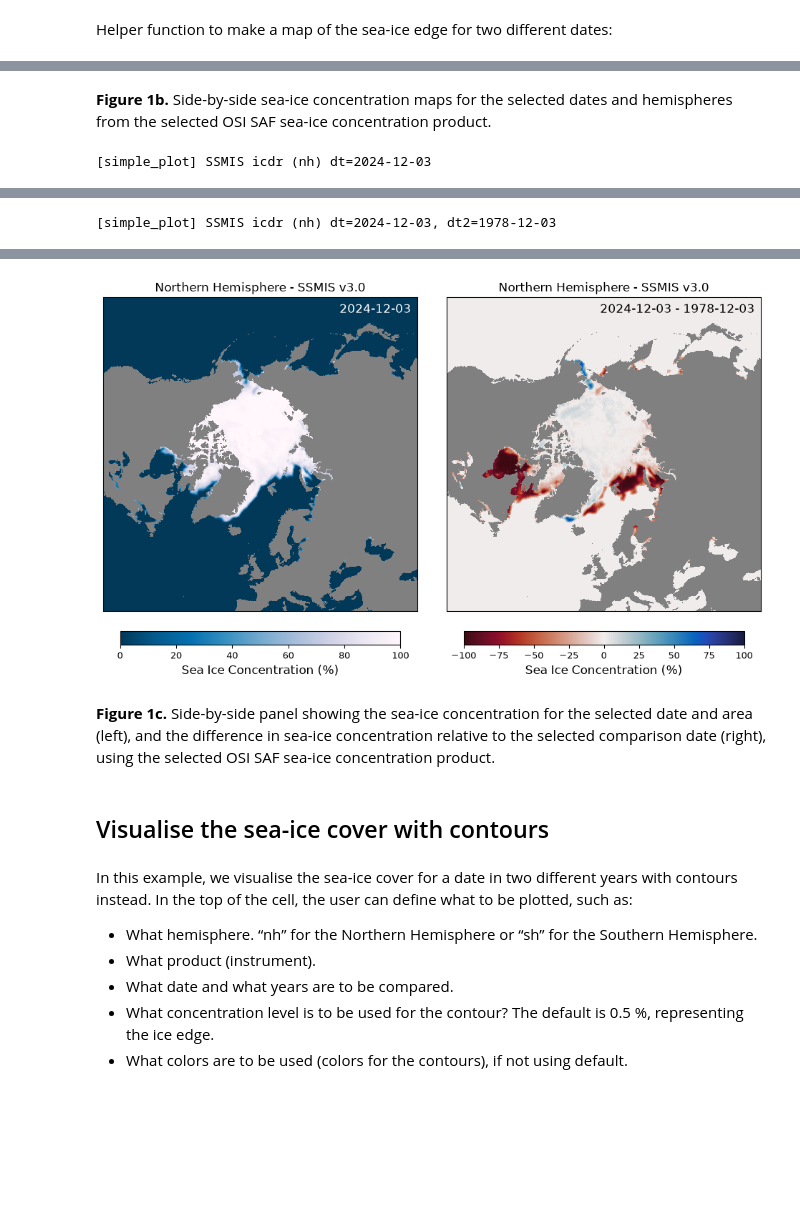
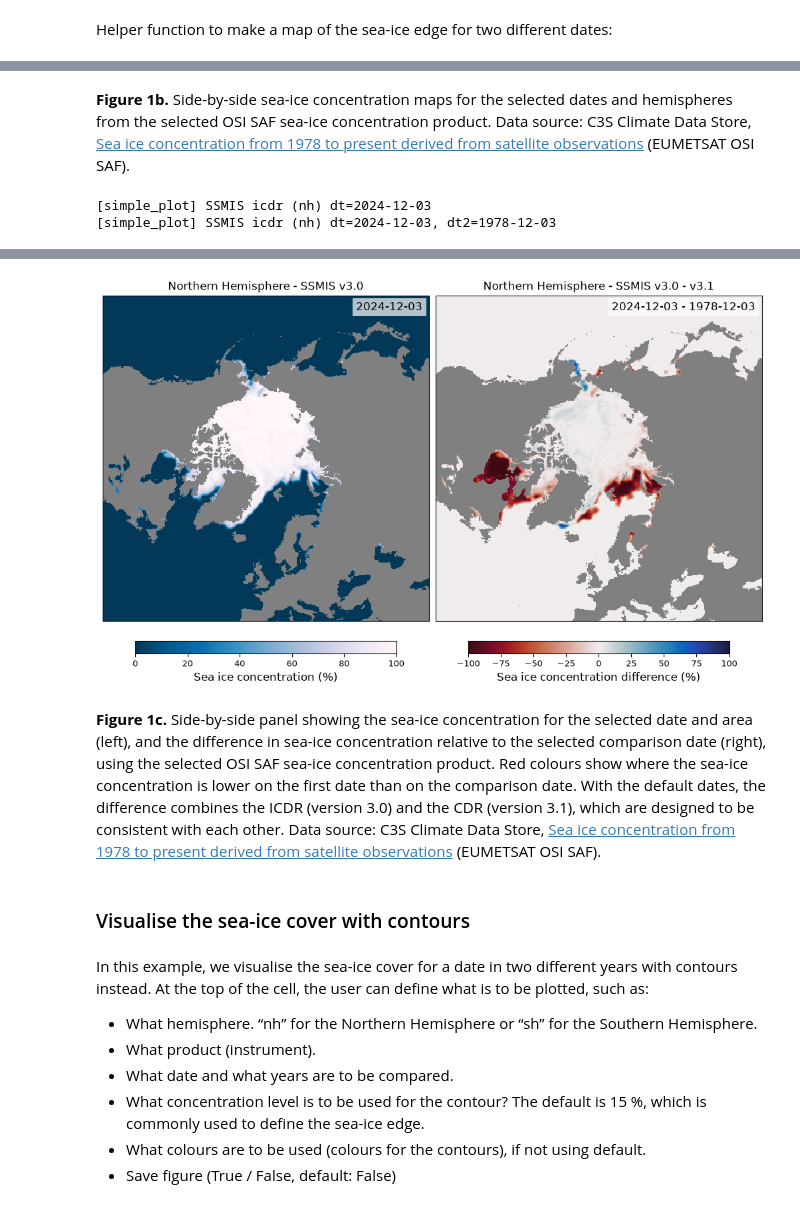
Before and after one commit to ecmwf-training/c3s-training-submodule-sat-obs-ocean, a Jupyter notebook: viewer-for-sea-ice-concentration.ipynb, the cells around one changed output, grey strips where cells are left out. Saved outputs shown, nothing was run; the diff lists cells and outputs as text; code cells hidden in the pictures; blank space fills up the shorter version.

```diff
--- a/viewer-for-sea-ice-concentration.ipynb
+++ b/viewer-for-sea-ice-concentration.ipynb
@@ -130,34 +174,29 @@ def resolve_end(value):
 
 def get_cdr_rule(dt, instrument):
     if instrument not in CDR_RULES:
-        raise ValueError("Unknown instrument {}".format(instrument))
+        raise ValueError(f"Unknown instrument {instrument}")
 
     for rule in CDR_RULES[instrument]:
         if rule["start"] <= dt <= resolve_end(rule["end"]):
             return rule
 
-    raise ValueError(
-        "No valid CDR rule for date {} and instrument {}".format(dt, instrument)
-    )
+    raise ValueError(f"No valid CDR rule for date {dt} and instrument {instrument}")
 
 
 def find_apirequest(dt, area, instrument):
     # Define the API request dependent of the date, area, and instrument
     rule = get_cdr_rule(dt, instrument)
-    origin  = "eumetsat_osi_saf"
-    agg     = "daily"
 
     if area not in CDS_REGION:
-        raise ValueError("Unknown area {}".format(area))
+        raise ValueError(f"Unknown area {area}")
 
     request = {
         "variable": "all",
         "version": rule["version"],
         "sensor": rule["sensor"],
-        "origin": origin,
         "region": [CDS_REGION[area]],
         "cdr_type": [rule["cdr_type"]],
-        "temporal_aggregation": agg,
+        "temporal_aggregation": "daily",
         "year": [f"{dt:%Y}"],
         "month": [f"{dt:%m}"],
         "day": [f"{dt:%d}"],
@@ -379,0 +392,7 @@ def plot_two_contours(date1,date2,area,instrument,linecols=['C0','C1'],conclev=0
+# %%
+def save_figure(fig, filename):
+    # Save the figure to OUTDIR, creating the directory if needed
+    os.makedirs(OUTDIR, exist_ok=True)
+    path = os.path.join(OUTDIR, filename)
+    fig.savefig(path, bbox_inches="tight", dpi=150)
+    print("Figure is saved to", path)
@@ -488,30 +499,28 @@ plt.show()
 # %% [markdown]
-**Figure 1b.** Side-by-side sea-ice concentration maps for the selected dates and hemispheres from the selected OSI SAF sea-ice concentration product.
+**Figure 1b.** Side-by-side sea-ice concentration maps for the selected dates and hemispheres from the selected OSI SAF sea-ice concentration product. Data source: C3S Climate Data Store, [Sea ice concentration from 1978 to present derived from satellite observations](https://doi.org/10.24381/cds.3cd8b812) (EUMETSAT OSI SAF).
 # %%
-# 1c.
-# Plot two panels side-by-side - one of the SIC field and
-# the other showing its difference against a corresponding
-# SIC field for another date
+# 1c. Plot two panels side-by-side - the SIC field (left) and its
+# difference against the SIC field for another date (right)
 
 # Settings defined by user
-dt1, dt2 = date(2024,12,3), date(1978,12,3)
-area = 'nh'
-instrument = 'ssmis'
-cbar='horizontal'
+dt1, dt2 = date(2024, 12, 3), date(1978, 12, 3)
+area = "nh"
+instrument = "ssmis"
+cbar = "horizontal"
 savefig = False
 
 # Plotting
-fig = plt.figure(figsize=(10,6))
+fig, (ax1, ax2) = plt.subplots(1, 2, figsize=(10, 6), layout="constrained")
 
 # left figure
-ax = fig.add_subplot(1,2,1)
-simple_plot(dt1, area, instrument, ax=ax, cbar=cbar)
+simple_plot(dt1, area, instrument, ax=ax1, cbar=cbar)
 
 # right figure
-#ds2 = xr.open_dataset(get_sic_file(dt,'sh','ssmis'))
-ax = fig.add_subplot(1,2,2)
-simple_plot(dt1, area, instrument, dt2=dt2, ax=ax, cbar=cbar)
+simple_plot(dt1, area, instrument, dt2=dt2, ax=ax2, cbar=cbar)
 
+if savefig:
+    save_figure(fig, "SIC-map_and_difference.png")
 plt.show()
 # %% [output]
 [simple_plot] SSMIS icdr (nh) dt=2024-12-03
+[simple_plot] SSMIS icdr (nh) dt=2024-12-03, dt2=1978-12-03
@@ -521 +526,0 @@ plt.show()
-[simple_plot] SSMIS icdr (nh) dt=2024-12-03, dt2=1978-12-03
@@ -525,14 +527,15 @@ plt.show()
-[figure, old version]
+[figure, new version]
 # %% [markdown]
-**Figure 1c.** Side-by-side panel showing the sea-ice concentration for the selected date and area (left), and the difference in sea-ice concentration relative to the selected comparison date (right), using the selected OSI SAF sea-ice concentration product.
+**Figure 1c.** Side-by-side panel showing the sea-ice concentration for the selected date and area (left), and the difference in sea-ice concentration relative to the selected comparison date (right), using the selected OSI SAF sea-ice concentration product. Red colours show where the sea-ice concentration is lower on the first date than on the comparison date. With the default dates, the difference combines the ICDR (version 3.0) and the CDR (version 3.1), which are designed to be consistent with each other. Data source: C3S Climate Data Store, [Sea ice concentration from 1978 to present derived from satellite observations](https://doi.org/10.24381/cds.3cd8b812) (EUMETSAT OSI SAF).
 # %% [markdown]
-## Visualise the sea-ice cover with contours
+### Visualise the sea-ice cover with contours
 # %% [markdown]
-In this example, we visualise the sea-ice cover for a date in two different years with contours instead. In the top of the cell, the user can define what to be plotted, such as:
+In this example, we visualise the sea-ice cover for a date in two different years with contours instead. At the top of the cell, the user can define what is to be plotted, such as:
 * What hemisphere. “nh” for the Northern Hemisphere or “sh” for the Southern Hemisphere.
 * What product (instrument).
 * What date and what years are to be compared.
-* What concentration level is to be used for the contour? The default is 0.5 %, representing the ice edge.
-* What colors are to be used (colors for the contours), if not using default.
+* What concentration level is to be used for the contour? The default is 15 %, which is commonly used to define the sea-ice edge.
+* What colours are to be used (colours for the contours), if not using default.
+* Save figure (True / False, default: False)
 # %%
 # Settings defined by user
```
Also changed, not shown: parts of 47 cells of this notebook, 3 other files.
